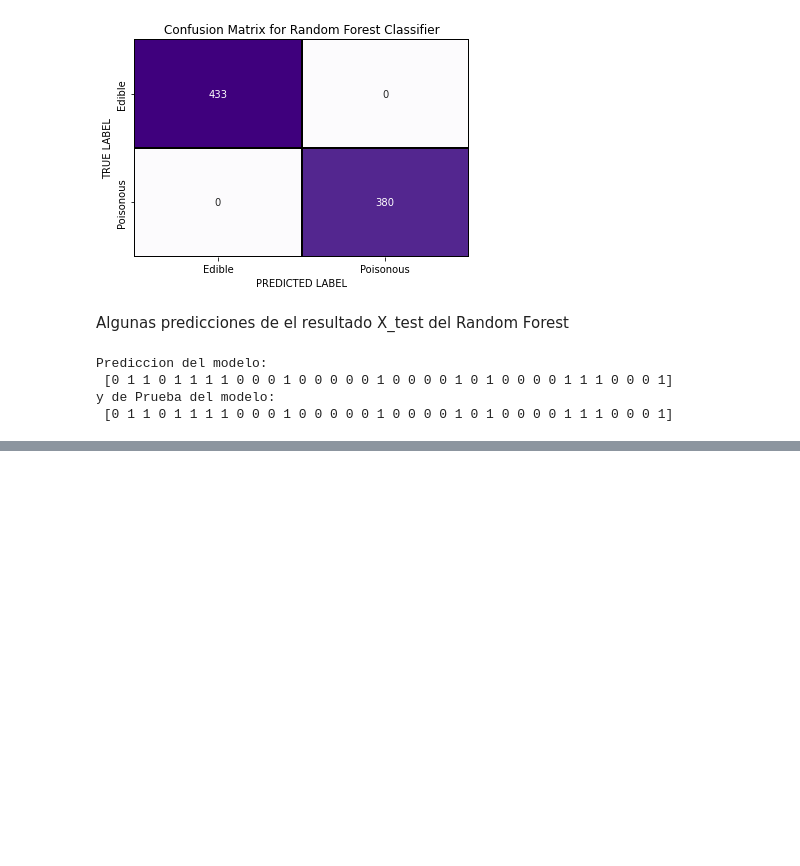
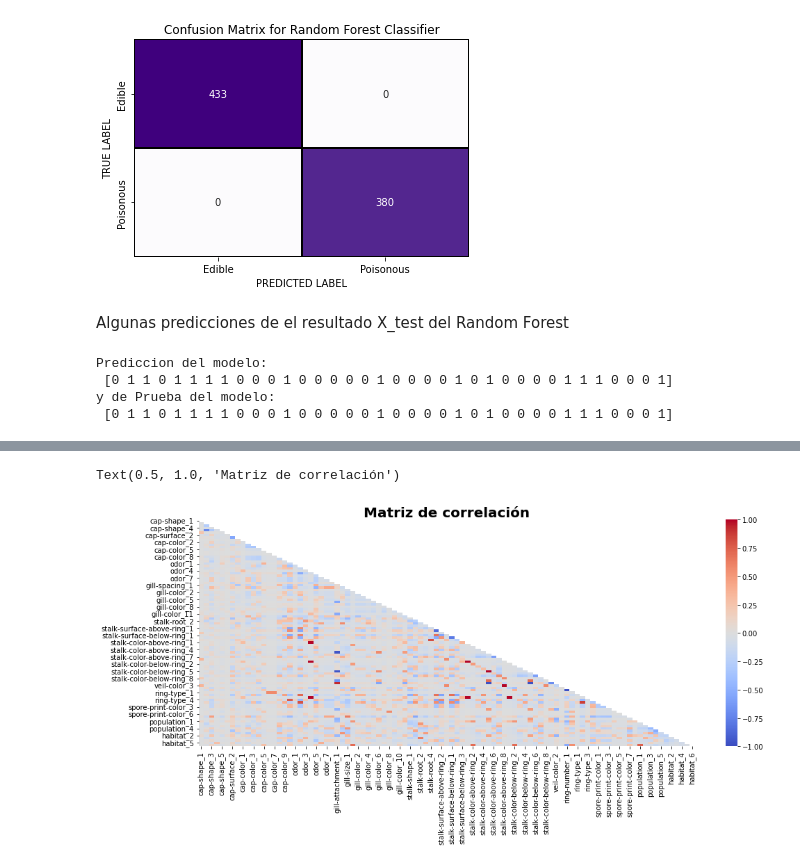
Before and after one commit to geraldb1/Project, a Jupyter notebook: Mushroom Classification/Mushroom.ipynb, the cells around one changed output, grey strips where cells are left out. Saved outputs shown, nothing was run; the diff lists cells and outputs as text; code cells hidden in the pictures; blank space fills up the shorter version.

```diff
--- a/Mushroom Classification/Mushroom.ipynb
+++ b/Mushroom Classification/Mushroom.ipynb
@@ -637,0 +641,3 @@ y de Prueba del modelo:
+# %%
+X = pd.get_dummies(X, columns = X.columns, drop_first = True)
+X.head()
@@ -637,0 +652,9 @@ y de Prueba del modelo:
+# %%
+plt.figure(figsize=(16, 6))
+mask = np.triu(np.ones_like(X.corr(), dtype=bool))
+mush = sns.heatmap(X.corr(), mask=mask, vmin=-1, vmax=1, annot=False, cmap='coolwarm', fmt=".2f",annot_kws={'size':10})
+plt.yticks(rotation = 0)
+mush.set_title('Matriz de correlación', fontdict={'fontsize':20,'fontweight':'bold'}, pad=3 )
+# %% [output]
+Text(0.5, 1.0, 'Matriz de correlación')
+[figure, added]
```
Also changed, not shown: parts of 52 cells of this notebook.
